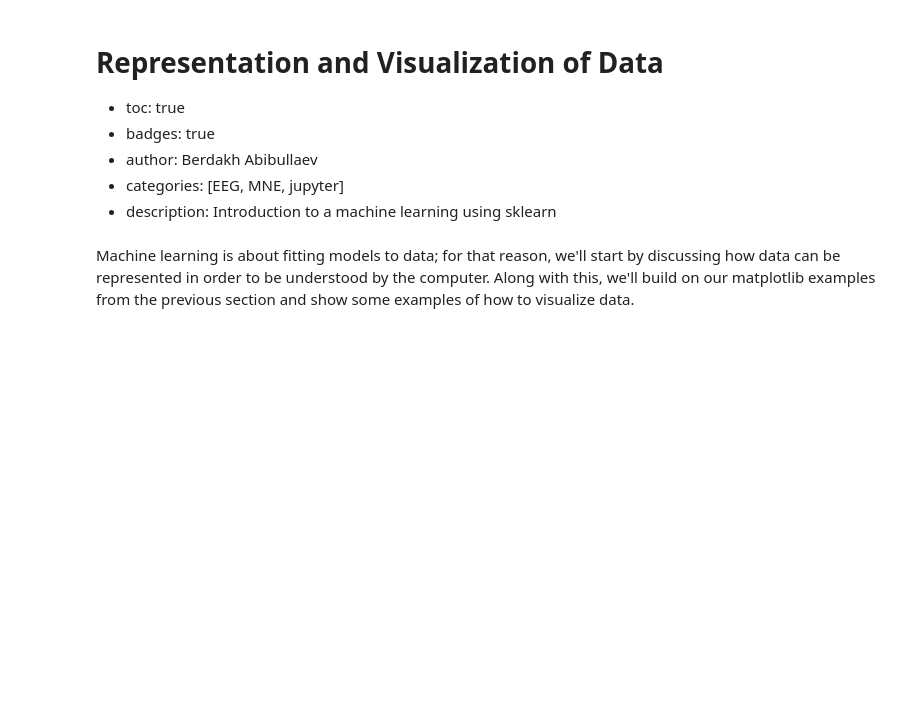
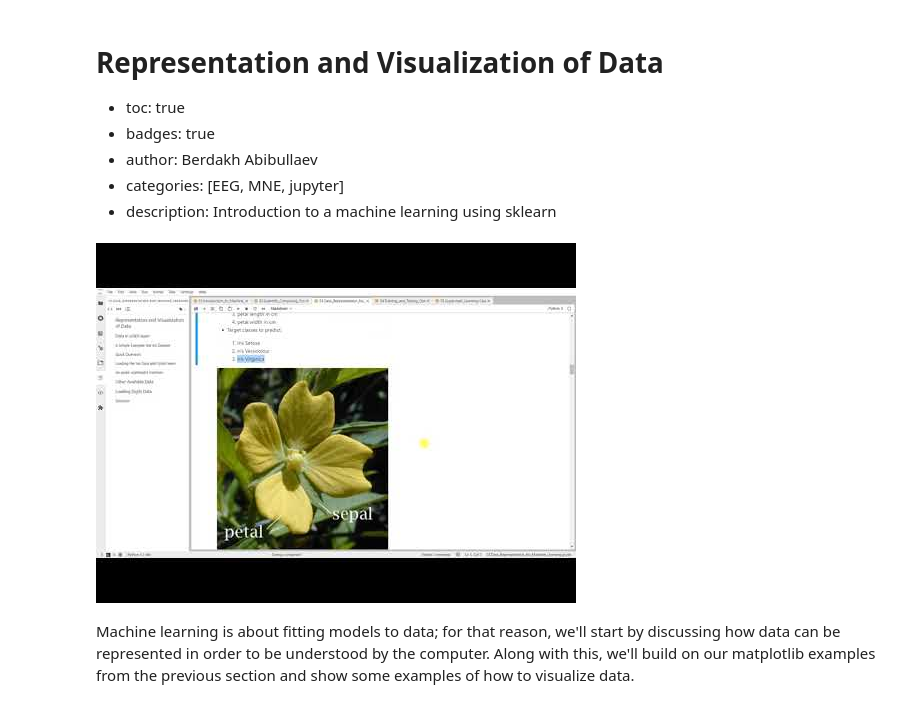
Before and after one commit to berdakh/blog, a Jupyter notebook: _notebooks/2020-10-19-ScikitLearn-tutorial-part2.ipynb, the cells around one changed output. Drawn from its saved outputs; the diff is of its cells as text; code cells hidden in the pictures; blank space fills up the shorter version.

```diff
--- a/_notebooks/2020-10-19-ScikitLearn-tutorial-part2.ipynb
+++ b/_notebooks/2020-10-19-ScikitLearn-tutorial-part2.ipynb
@@ -5,6 +5,11 @@
 - author: Berdakh Abibullaev
 - categories: [EEG, MNE, jupyter]
 - description: Introduction to a machine learning using sklearn
+# %%
+from IPython.display import YouTubeVideo
+YouTubeVideo('RZs0noGmPak', width=700, height=400)
+# %% [output]
+[figure, added]
 # %% [markdown]
 Machine learning is about fitting models to data; for that reason, we'll start by
 discussing how data can be represented in order to be understood by the computer.  Along
```
Also changed, not shown: 1 other file.
